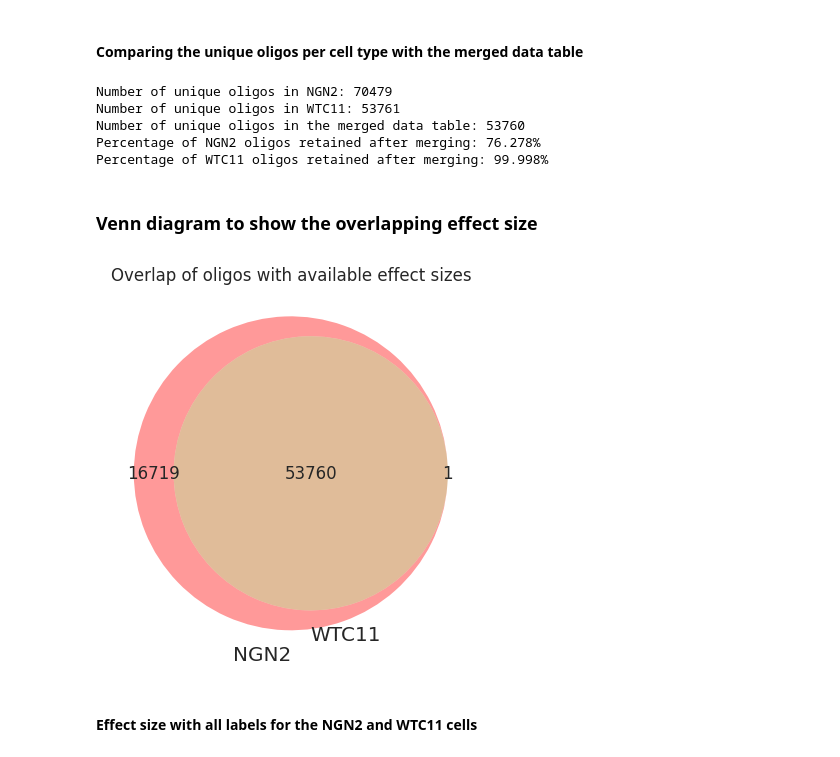
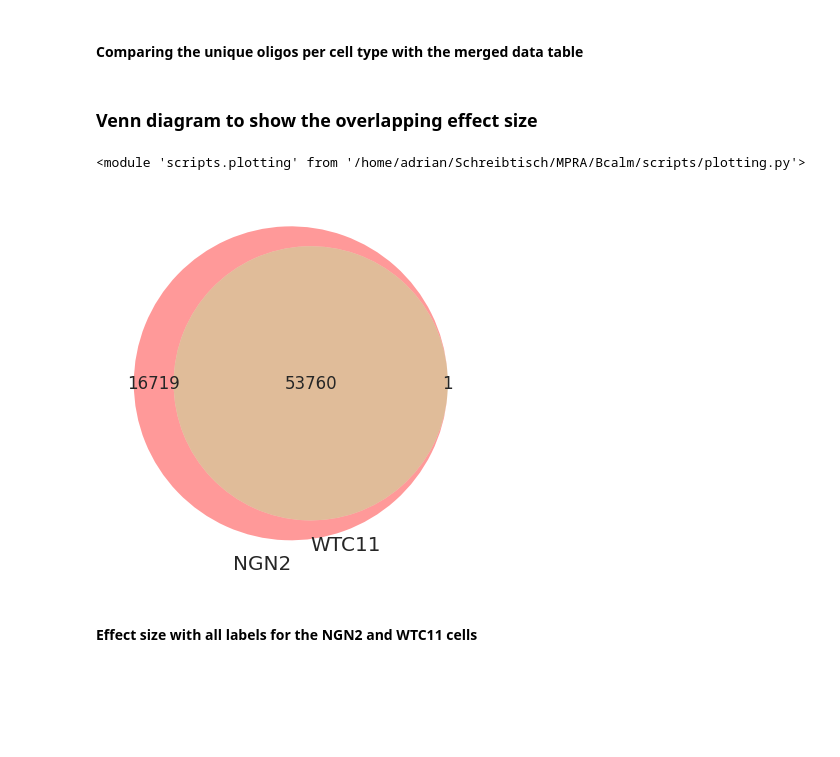
Before and after one commit to AdrianGraumnitz/mpra-variant-element-analysis, a Jupyter notebook: element_analysis.ipynb, the cells around one changed output. Cells and saved outputs as stored; diff of their text form; code cells hidden in the pictures; blank space fills up the shorter version.

```diff
--- a/element_analysis.ipynb
+++ b/element_analysis.ipynb
@@ -737,24 +212,17 @@ NGN2_WTC11_merge.columns.to_list()
 # %% [markdown]
 #### Comparing the unique oligos per cell type with the merged data table
-# %%
-print(f'Number of unique oligos in NGN2: {len(NGN2_grouped_na_effect_size)}\nNumber of unique oligos in WTC11: {len(WTC11_grouped_na_effect_size)}\nNumber of unique oligos in the merged data table: {len(NGN2_WTC11_merge)}')
-print(f'Percentage of NGN2 oligos retained after merging: {len(NGN2_WTC11_merge) / len(NGN2_grouped_na_effect_size) * 100:.3f}%')
-print(f'Percentage of WTC11 oligos retained after merging: {len(NGN2_WTC11_merge) / len(WTC11_grouped_na_effect_size) * 100:.3f}%')
-# %% [output]
-Number of unique oligos in NGN2: 70479
-Number of unique oligos in WTC11: 53761
-Number of unique oligos in the merged data table: 53760
-Percentage of NGN2 oligos retained after merging: 76.278%
-Percentage of WTC11 oligos retained after merging: 99.998%
 # %% [markdown]
 ### Venn diagram to show the overlapping effect size
-# %%
-venn2(subsets = [set(NGN2_grouped_na_effect_size['oligo_name']), set(WTC11_grouped_na_effect_size['oligo_name'])],
-      set_labels = ('NGN2', 'WTC11'))
-
-plt.title('Overlap of oligos with available effect sizes')
-plt.show()
-# %% [output]
-[figure, removed]
+# %%
+import importlib
+importlib.reload(element_analysis)
+importlib.reload(quality_control)
+importlib.reload(plotting)
+# %% [output]
+<module 'scripts.plotting' from '/home/adrian/Schreibtisch/MPRA/Bcalm/scripts/plotting.py'>
+# %%
+plotting.plot_venn(grouped_data = filtered_data)
+# %% [output]
+[figure, added]
 # %% [markdown]
 #### Effect size with all labels for the NGN2 and WTC11 cells
```
Also changed, not shown: parts of 65 cells of this notebook, 3 other files.
